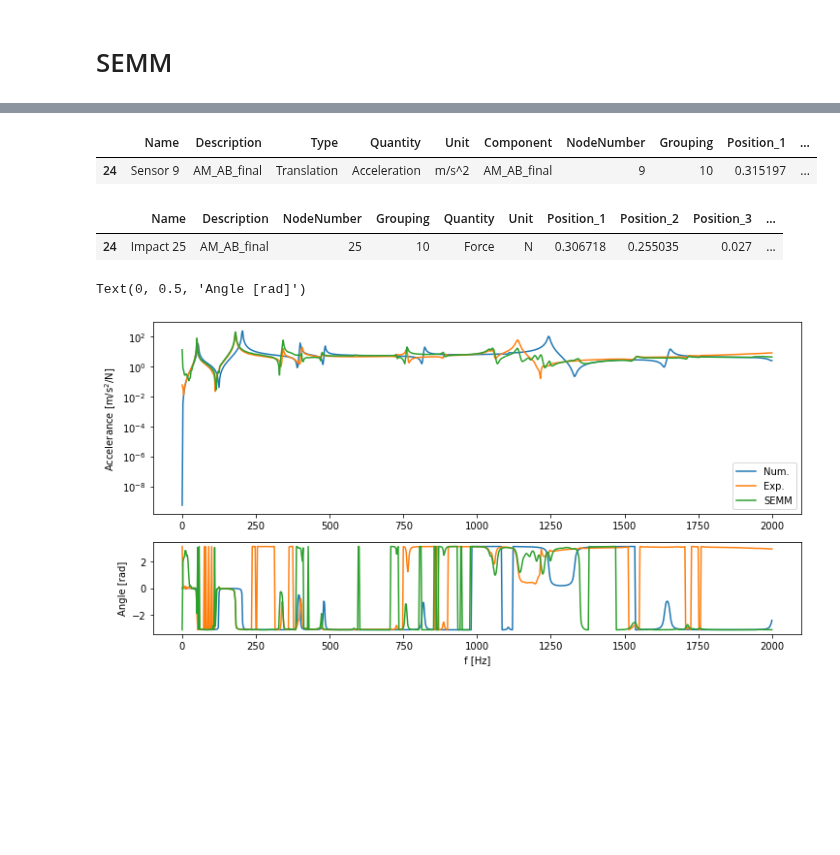
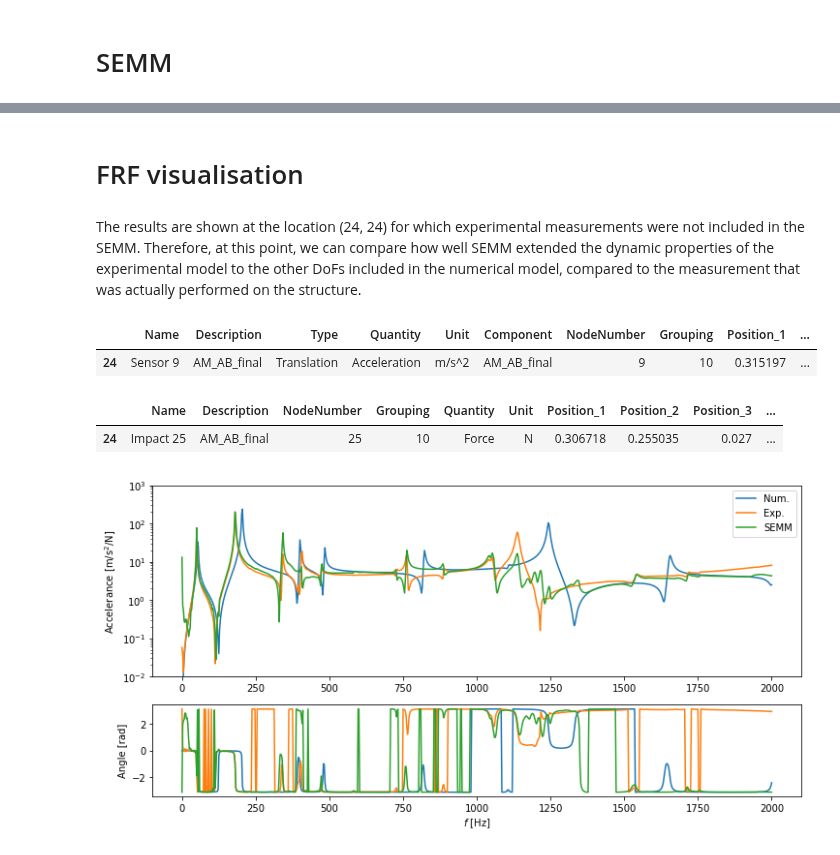
Before and after one commit to yannikmadeheim-del/pyFBS-nonlinear, a Jupyter notebook: examples/05_SEMM.ipynb, the cells around one changed output, grey strips where cells are left out. Cells and saved outputs as stored; diff of their text form; code cells hidden in the pictures; blank space fills up the shorter version.

Commit message:
Added SEMM notebook example
Former-commit-id: 7051bb911fddcfdb53e8082b9456a0e248761ca0 [formerly 3dad03eca6b212f21f663fe22bfbcc3987f24e59]
Former-commit-id: a7a347d6c585c2fe8628c8100c5d3158251b0390

```diff
--- a/examples/05_SEMM.ipynb
+++ b/examples/05_SEMM.ipynb
@@ -20,0 +28,6 @@ ress_file = r'../data/lab_testbench/FEM/AB/file.rst'
+# %%
+stl = pyFBS.example_lab_testbench["STL"]["AB"]
+xlsx = pyFBS.example_lab_testbench["meas"]["xlsx"]
+
+full_file = pyFBS.example_lab_testbench["FEM"]["AB_full"]
+ress_file = pyFBS.example_lab_testbench["FEM"]["AB_rst"]
@@ -97,0 +100,5 @@ plt.plot(freq,np.angle(Y_AB_exp[s1,s2]))
+# %%
+Y_num = MK.FRF
+
+df_chn_num = df_chn
+df_imp_num = df_imp
@@ -98,9 +111,5 @@ plt.plot(freq,np.angle(Y_AB_exp[s1,s2]))
 # %%
-H_exp = np.transpose(Y_AB_exp[0:15, 5:20, :], (2, 0, 1))
+Y_exp = np.transpose(Y_AB_exp[0:15, 5:20, :], (2, 0, 1))
 
-new_frf_new = pyFBS.SEMM(MK.FRF[:], H_exp[:],
-                            df_chn_num = df_chn,
-                            df_imp_num = df_imp,
-                            df_chn_exp = df_chn[0:15],
-                            df_imp_exp = df_imp[5:20],
-                            SEMM_type='fully-extend-svd', red_comp=10, red_eq=10)
+df_chn_exp = df_chn[0:15]
+df_imp_exp = df_imp[5:20]
@@ -107,29 +126,41 @@ new_frf_new = pyFBS.SEMM(MK.FRF[:], H_exp[:],
+# %%
+Y_num_SEMM = pyFBS.SEMM(Y_num, Y_exp,
+                        df_chn_num,
+                        df_imp_num,
+                        df_chn_exp,
+                        df_imp_exp,
+                        SEMM_type='fully-extend-svd',
+                        red_comp=10, red_eq=10)
+# %% [markdown]
+# FRF visualisation
+# %% [markdown]
+The results are shown at the location (24, 24) for which experimental measurements were not included in the SEMM. Therefore, at this point, we can compare how well SEMM extended the dynamic properties of the experimental model to the other DoFs included in the numerical model, compared to the measurement that was actually performed on the structure.
 # %%
 s1 = 24
 s2 = 24
 
 display(df_chn.iloc[[s1]])
 display(df_imp.iloc[[s2]])
 
 plt.figure(figsize = (12,8))
 
 plt.subplot(211)
+plt.ylim(10**-2, 10**3)
 plt.semilogy(MK.freq,np.abs(MK.FRF[:,s1,s2]), label = "Num.")
 plt.semilogy(freq,np.abs(Y_AB_exp[s1,s2]), label = "Exp.")
-plt.semilogy(freq,np.abs(new_frf_new[:, s1,s2]), label = "SEMM")
+plt.semilogy(freq,np.abs(Y_num_SEMM[:, s1,s2]), label = "SEMM")
 plt.ylabel("Accelerance [m/s$^2$/N]")
 plt.legend()
 
 plt.subplot(413)
 plt.plot(MK.freq,np.angle(MK.FRF[:,s1,s2]))
 plt.plot(freq,np.angle(Y_AB_exp[s1,s2]))
-plt.plot(MK.freq,np.angle(new_frf_new[:,s1,s2]))
-plt.xlabel("f [Hz]")
-plt.ylabel("Angle [rad]")
+plt.plot(MK.freq,np.angle(Y_num_SEMM[:,s1,s2]))
+plt.xlabel("$f$ [Hz]")
+plt.ylabel("Angle [rad]");
 # %% [output]
 |  | Name | Description | Type | Quantity | Unit | Component | NodeNumber | Grouping | Position_1 | ... |
 | 24 | Sensor 9 | AM_AB_final | Translation | Acceleration | m/s^2 | AM_AB_final | 9 | 10 | 0.315197 | ... |
 |  | Name | Description | NodeNumber | Grouping | Quantity | Unit | Position_1 | Position_2 | Position_3 | ... |
 | 24 | Impact 25 | AM_AB_final | 25 | 10 | Force | N | 0.306718 | 0.255035 | 0.027 | ... |
-Text(0, 0.5, 'Angle [rad]')
-[figure, old version]
+[figure, new version]
```
Also changed, not shown: parts of 32 cells of this notebook, 2 other files.
